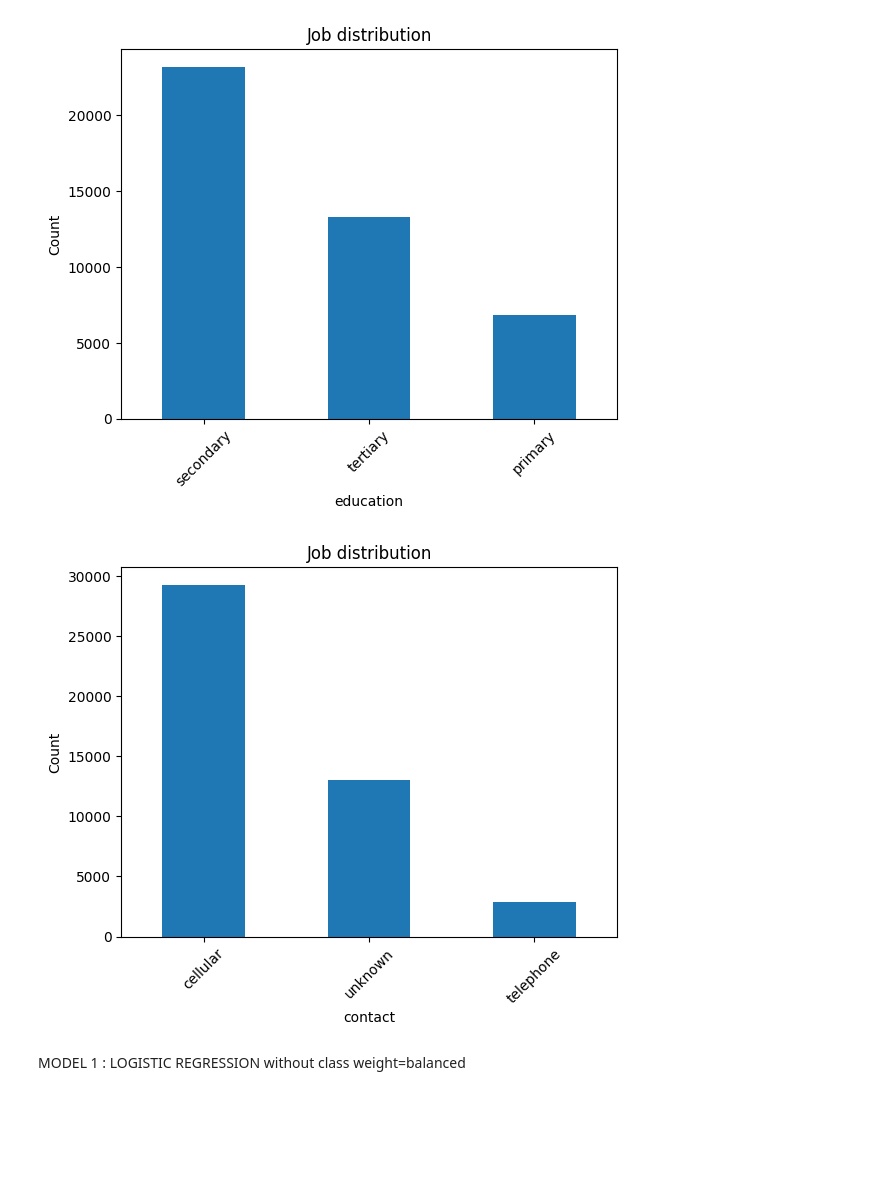
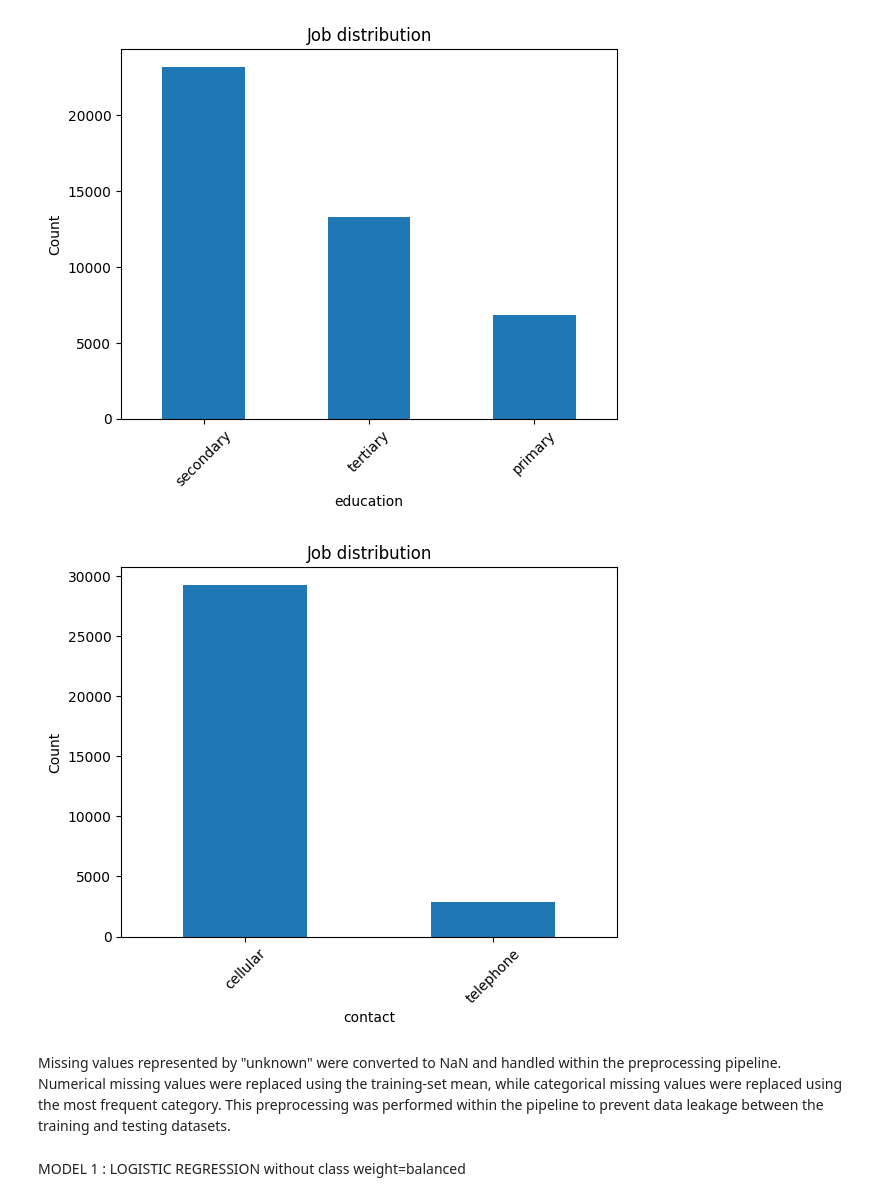
Before and after one commit to sana-k6/BankMarketingDataset, a Jupyter notebook: BankMarketing.ipynb, the cells around one changed output. Cells and saved outputs as stored; diff of their text form; code cells hidden in the pictures; blank space fills up the shorter version.

```diff
--- a/BankMarketing.ipynb
+++ b/BankMarketing.ipynb
@@ -167,10 +190,12 @@ plt.show()
 # %% [output]
 [figure]
 # %%
-data["contact"].value_counts().plot(kind="bar")
+data_clean["contact"].value_counts().plot(kind="bar")
 plt.title("Job distribution")
 plt.ylabel("Count")
 plt.xticks(rotation=45)
 plt.show()
 # %% [output]
-[figure, old version]
+[figure, new version]
+# %% [markdown]
+Missing values represented by "unknown" were converted to NaN and handled within the preprocessing pipeline. Numerical missing values were replaced using the training-set mean, while categorical missing values were replaced using the most frequent category. This preprocessing was performed within the pipeline to prevent data leakage between the training and testing datasets.
```
Also changed, not shown: parts of 48 cells of this notebook.
